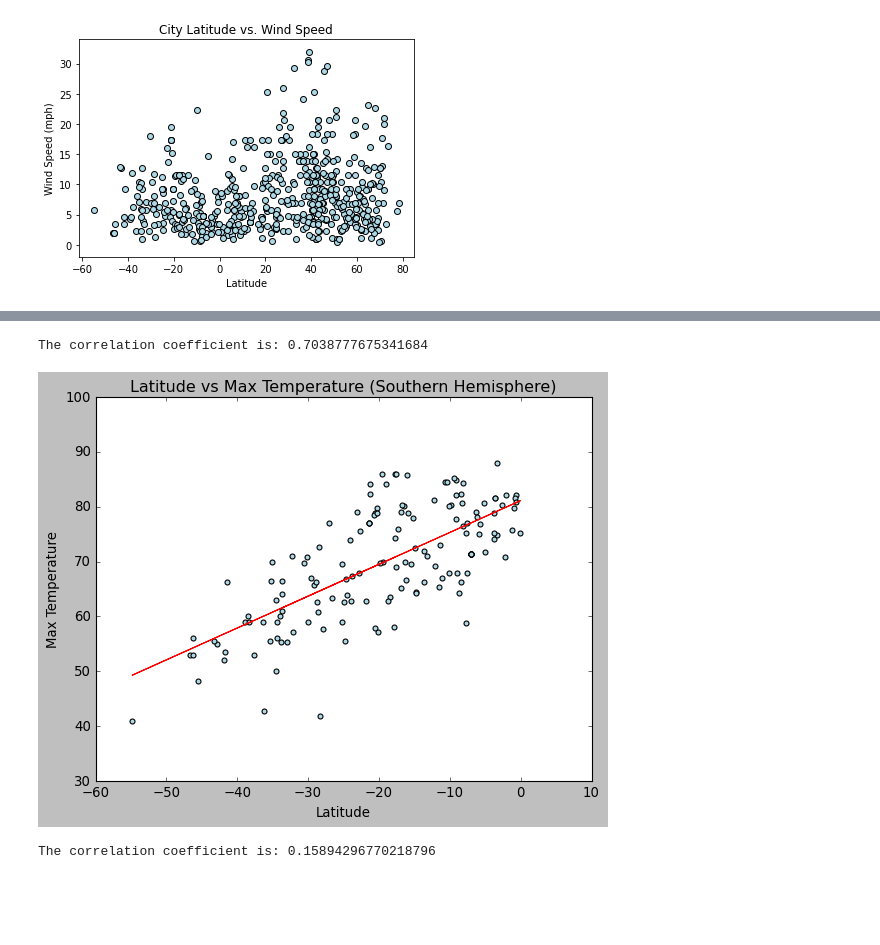
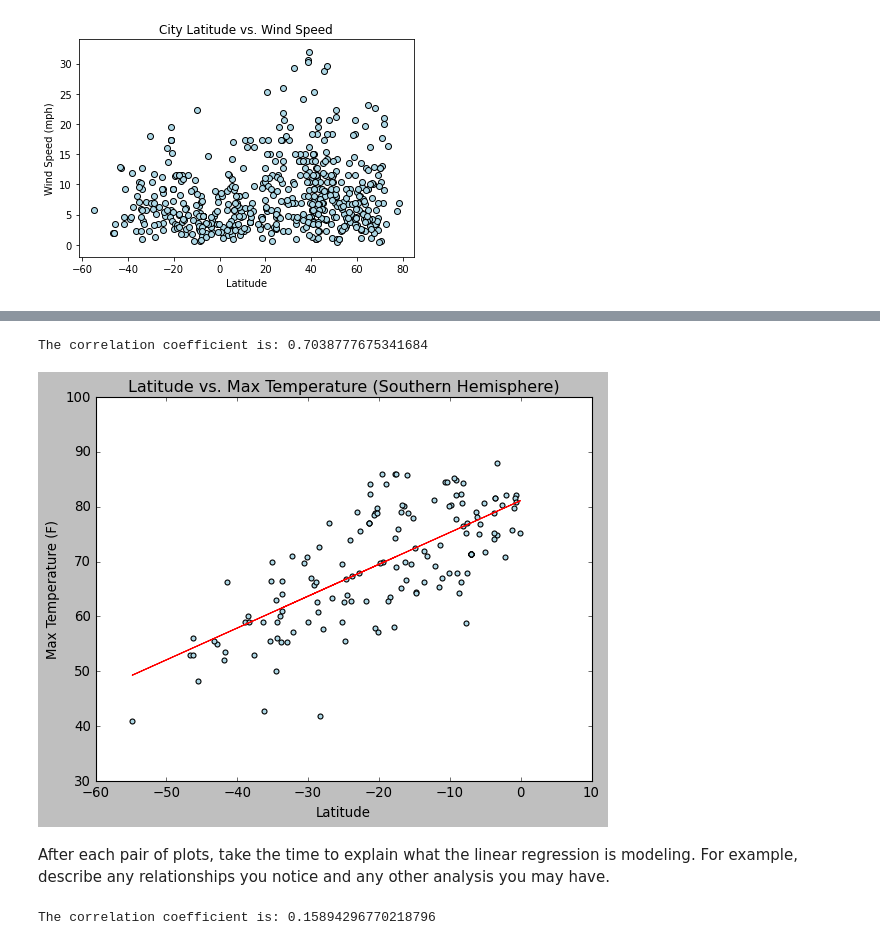
Before and after one commit to elysesulkey/python-api-challenge, a Jupyter notebook: WeatherPy/WeatherPy2.ipynb, the cells around one changed output, grey strips where cells are left out. Cells and saved outputs as stored; diff of their text form; code cells hidden in the pictures; blank space fills up the shorter version.

```diff
--- a/WeatherPy/WeatherPy2.ipynb
+++ b/WeatherPy/WeatherPy2.ipynb
@@ -217,6 +225,6 @@ plt.show()
 # %%
-# Create Northern and Southern Hemisphere DataFrames
+# Create Northern and Southern Hemisphere dataframes
 x = 0
 northhem = weather_df.query(f"Latitude >= {x}")
-southhem = weather_df.query(f"Latitude <= {x}")
+southhem = weather_df.query(f"Latitude < {x}")
 # %%
@@ -239,18 +248,20 @@ The correlation coefficient is: -0.8832191064892001
 # %%
-x_axis = southhem['Latitude']
-y_axis = southhem['Max Temperature']
+x_axis = southhem["Latitude"]
+y_axis = southhem["Max Temperature"]
 (slope, intercept, rvalue, pvalue, stderr) = st.linregress(x_axis, y_axis)
 regress = x_axis * slope + intercept
 line_eq = "y = " + str(round(slope,2)) + "x + " + str(round(intercept,2))
 plt.scatter(x_axis,y_axis,edgecolors="black",facecolors="lightblue")
 plt.plot(x_axis,regress,"r-")
-plt.ylabel('Max Temperature')
-plt.xlabel('Latitude')
-plt.title('Latitude vs Max Temperature (Southern Hemisphere)')
+plt.ylabel("Max Temperature (F)")
+plt.xlabel("Latitude")
+plt.title("Latitude vs. Max Temperature (Southern Hemisphere)")
 print(f"The correlation coefficient is: {rvalue}")
 plt.savefig("Images/latvtempsouth.png")
 plt.show()
 # %% [output]
 The correlation coefficient is: 0.7038777675341684
-[figure, old version]
+[figure, new version]
+# %% [markdown]
+After each pair of plots, take the time to explain what the linear regression is modeling. For example, describe any relationships you notice and any other analysis you may have.
 # %%
```
Also changed, not shown: parts of 13 cells of this notebook, 6 other files.
